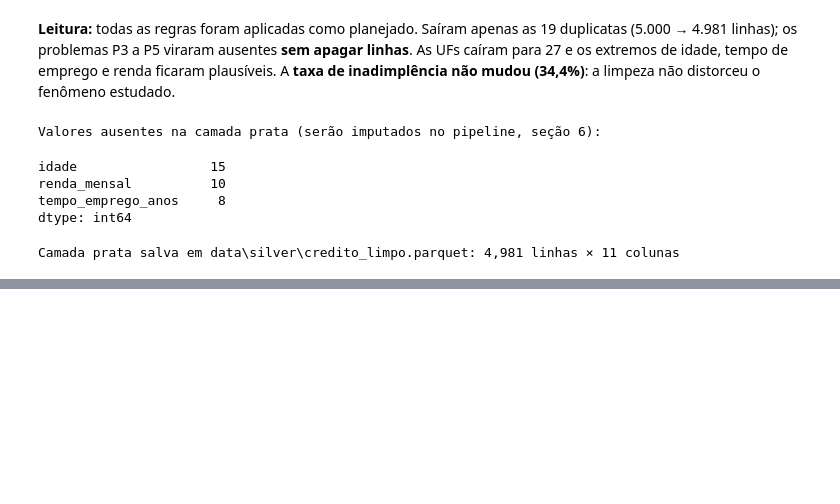
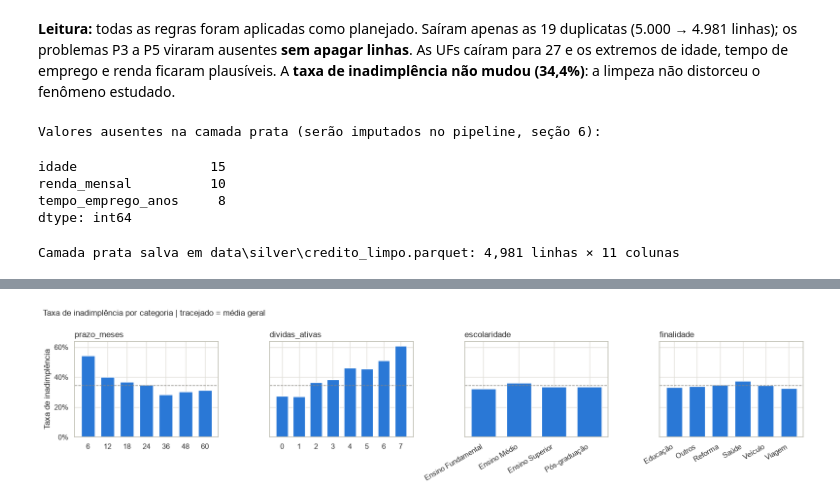
Before and after one commit to alexlourenc/CredAIR-v2, a Jupyter notebook: notebooks/analise_credito.ipynb, the cells around one changed output, grey strips where cells are left out. Drawn from its saved outputs; the diff is of its cells as text; code cells hidden in the pictures; blank space fills up the shorter version.

```diff
--- a/notebooks/analise_credito.ipynb
+++ b/notebooks/analise_credito.ipynb
@@ -349,0 +421,8 @@ Camada prata salva em data\silver\credito_limpo.parquet: 4,981 linhas × 11 colu
+# %%
+# Valores do gráfico 4.3: taxa de inadimplência por quintil
+tabela_quintis = pd.DataFrame({
+    col: prata.groupby(pd.qcut(prata[col], 5, duplicates="drop"), observed=True)["inadimplente"].mean().values
+    for col in continuas
+}, index=["Q1", "Q2", "Q3", "Q4", "Q5"]).T
+
+tabela_quintis.map("{:.0%}".format)
@@ -349,0 +442,19 @@ Camada prata salva em data\silver\credito_limpo.parquet: 4,981 linhas × 11 colu
+# %%
+discretas = ["prazo_meses", "dividas_ativas", "escolaridade", "finalidade"]
+
+fig, axes = plt.subplots(1, 4, figsize=(16, 3.8), sharey=True)
+for ax, col in zip(axes, discretas):
+    t = prata.groupby(col, observed=True)["inadimplente"].mean()
+    ax.bar(range(len(t)), t.values, color=AZUL, width=0.7)
+    ax.axhline(taxa_geral, color=CINZA, ls="--", lw=1)
+    ax.set_xticks(range(len(t)), [str(i) for i in t.index], rotation=30 if col in ("escolaridade", "finalidade") else 0,
+                  ha="right" if col in ("escolaridade", "finalidade") else "center")
+    ax.set_title(col, loc="left")
+axes[0].set_ylabel("Taxa de inadimplência")
+axes[0].yaxis.set_major_formatter(plt.matplotlib.ticker.PercentFormatter(1))
+fig.suptitle("Taxa de inadimplência por categoria | tracejado = média geral", x=0.01, ha="left", fontsize=12)
+fig.tight_layout()
+salvar(fig, "04_taxa_por_categoria")
+plt.show()
+# %% [output]
+[figure, added]
```
Also changed, not shown: parts of 18 cells of this notebook, 5 other files.
